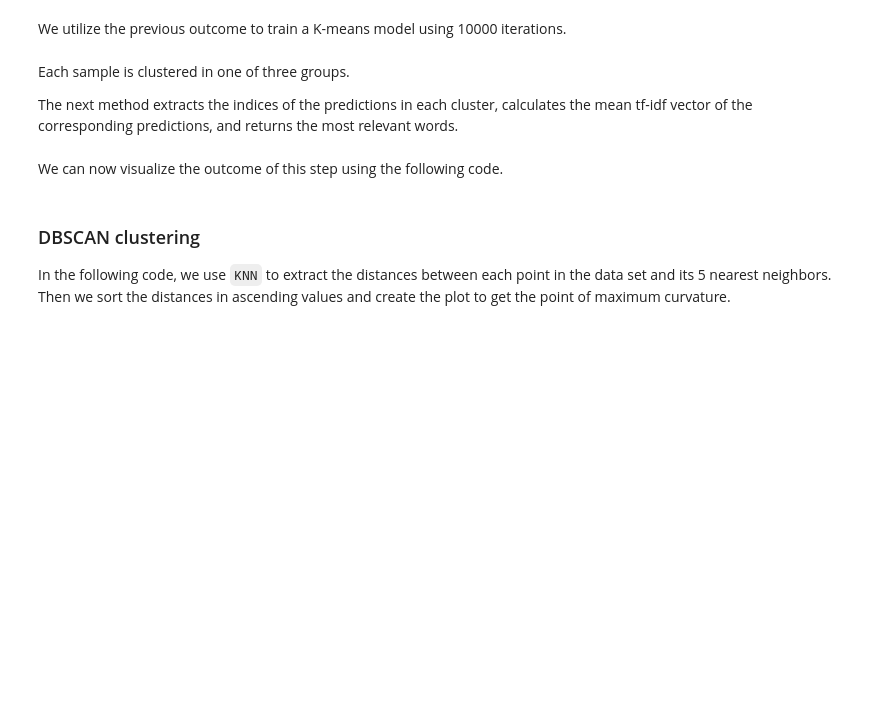
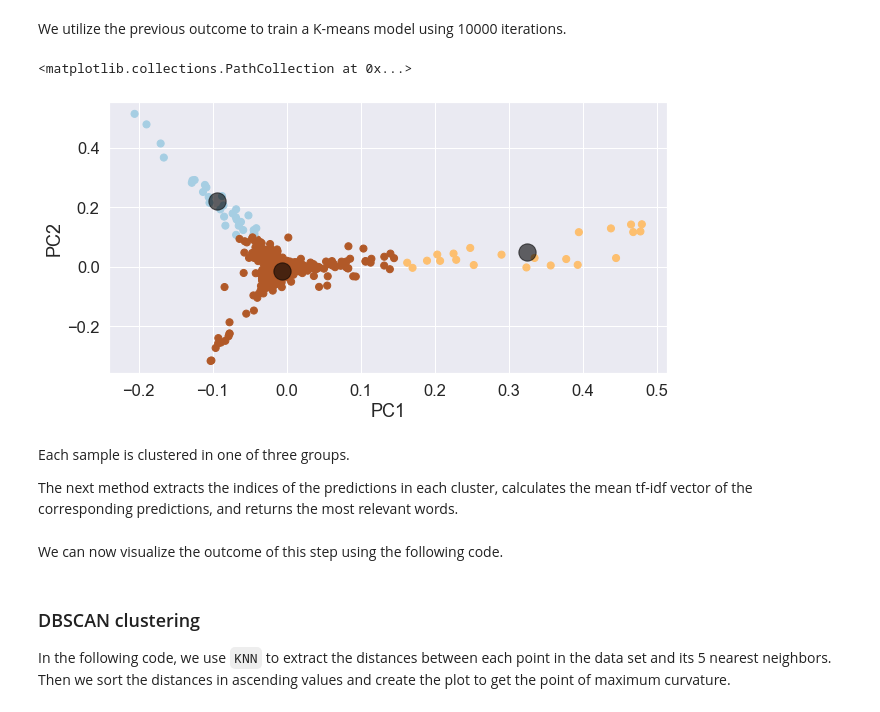
Before and after one commit to PacktPublishing/Machine-Learning-Techniques-for-Text, a Jupyter notebook: chapter-10/text-clustering.ipynb, the cells around one changed output. Cells and saved outputs as stored; diff of their text form; code cells hidden in the pictures; blank space fills up the shorter version.

```diff
--- a/chapter-10/text-clustering.ipynb
+++ b/chapter-10/text-clustering.ipynb
@@ -416,19 +355,22 @@ plt.title('Elbow method')
 We utilize the previous outcome to train a K-means model using 10000 iterations.
 # %%
 # Perform the clustering.
-kmeans = KMeans(n_clusters=3, max_iter=10000, algorithm = 'full', n_init=200)
-kmeans_model = kmeans.fit(pcaComponents)
-kmeans_pred = kmeans.predict(pcaComponents)
+k_means = KMeans(n_clusters=3, max_iter=10000, algorithm = 'full', n_init=200)
+kmeans_model = k_means.fit(pcaComponents)
+kmeans_pred = k_means.predict(pcaComponents)
 
 # Plot the clusters.
 plt.figure(figsize=(10, 5))
 plt.scatter(pcaComponents[:, 0], pcaComponents[:, 1], c=kmeans_pred, s=50, cmap='Paired')
 plt.xlabel('PC1')
 plt.ylabel('PC2')
 
 # Plot the cluster centers.
 centers = kmeans_model.cluster_centers_
 plt.scatter(centers[:, 0], centers[:, 1], c='black', s=300, alpha=0.6)
+# %% [output]
+<matplotlib.collections.PathCollection at 0x...>
+[figure, added]
 # %% [markdown]
 Each sample is clustered in one of three groups.
 
```
Also changed, not shown: parts of 5 cells of this notebook, 1 other file.
